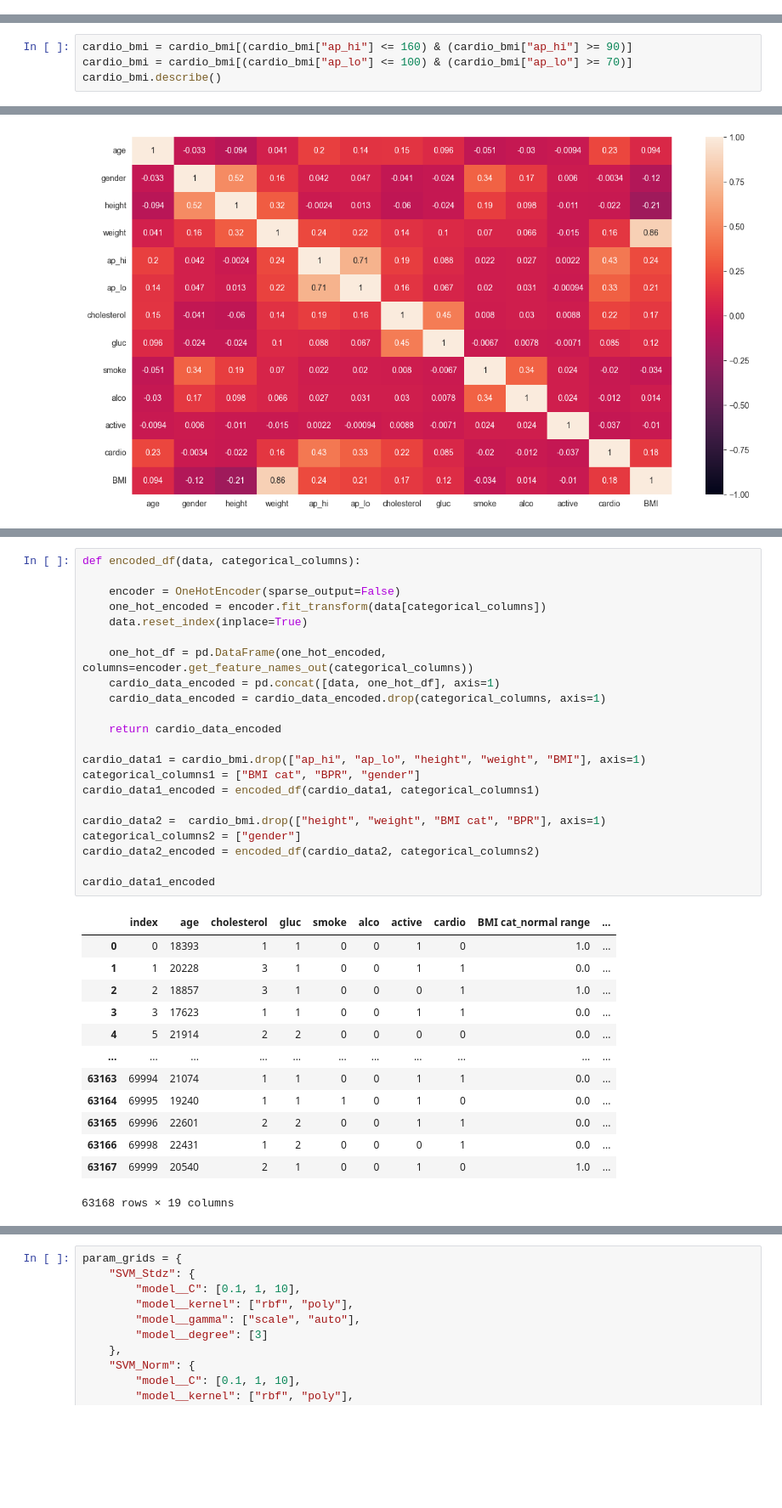
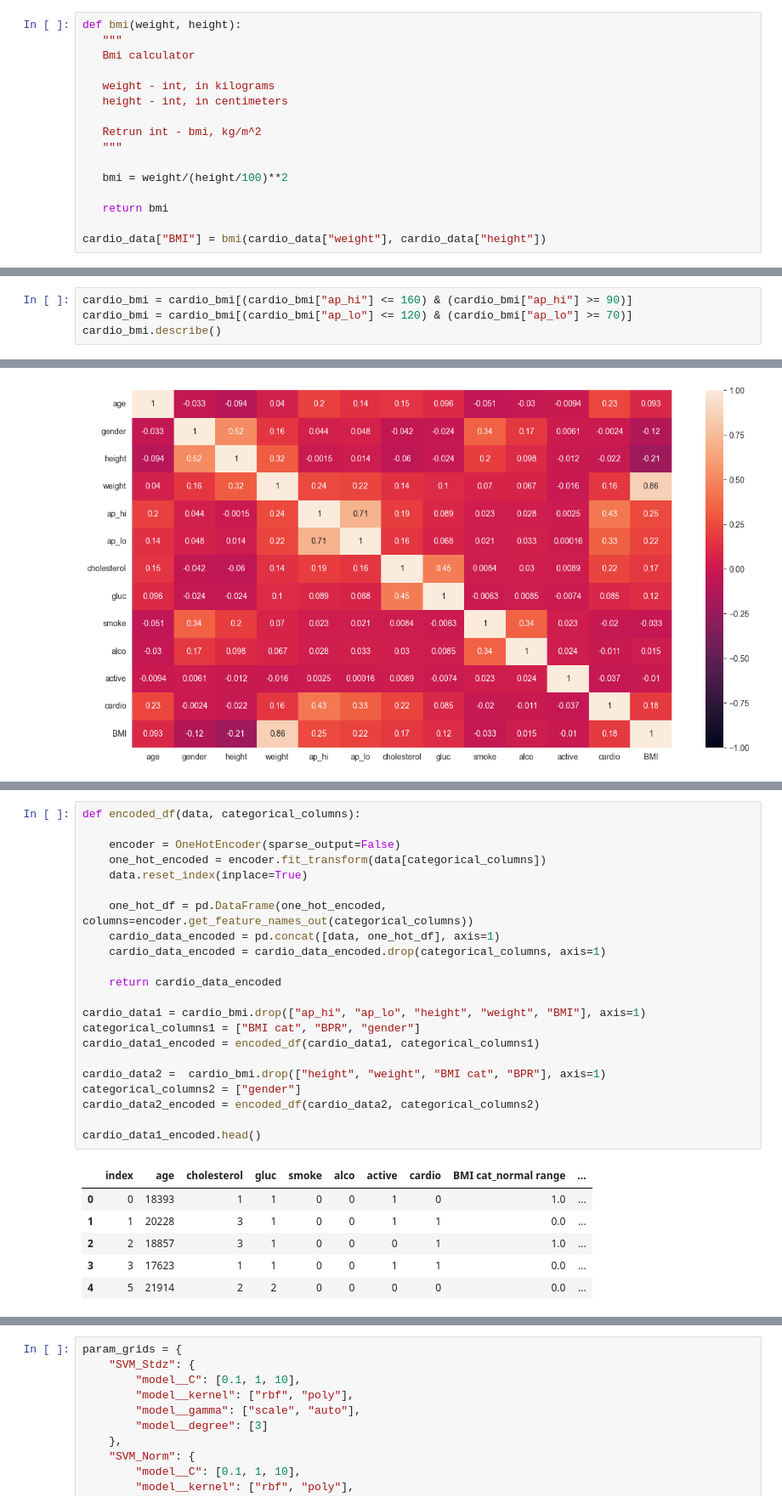
Before and after one commit to HanFredriksson/AI-plugg-filer-Hannes-Fredriksson, a Jupyter notebook: Maskininlärning/Labb/Laboration_1_Medical_Prediction/Laboration 1 Medical Prediction.ipynb, the cells around one changed output, grey strips where cells are left out. Shown at 85% size. Drawn from its saved outputs; the diff is of its cells as text; blank space fills up the shorter version.

```diff
--- a/Maskininlärning/Labb/Laboration_1_Medical_Prediction/Laboration 1 Medical Prediction.ipynb
+++ b/Maskininlärning/Labb/Laboration_1_Medical_Prediction/Laboration 1 Medical Prediction.ipynb
@@ -168,0 +94,16 @@ Notering till mig: Ren skriv och kolla vad betygen frågar efter.
+# %%
+def bmi(weight, height):
+   """
+   Bmi calculator
+
+   weight - int, in kilograms
+   height - int, in centimeters
+
+   Retrun int - bmi, kg/m^2
+   """
+
+   bmi = weight/(height/100)**2
+
+   return bmi
+
+cardio_data["BMI"] = bmi(cardio_data["weight"], cardio_data["height"])
@@ -197,6 +240,6 @@ sns.boxplot(cardio_data["ap_lo"])
 # %%
 cardio_bmi = cardio_bmi[(cardio_bmi["ap_hi"] <= 160) & (cardio_bmi["ap_hi"] >= 90)]
-cardio_bmi = cardio_bmi[(cardio_bmi["ap_lo"] <= 100) & (cardio_bmi["ap_lo"] >= 70)]
+cardio_bmi = cardio_bmi[(cardio_bmi["ap_lo"] <= 120) & (cardio_bmi["ap_lo"] >= 70)]
 cardio_bmi.describe()
 # %% [output]
 |  | age | gender | height | weight | ap_hi | ap_lo | cholesterol | gluc | smoke | alco | active | ... |
@@ -283,39 +322,32 @@ memory usage: 9.3+ MB
 # %%
 def encoded_df(data, categorical_columns):
 
     encoder = OneHotEncoder(sparse_output=False)
     one_hot_encoded = encoder.fit_transform(data[categorical_columns])
     data.reset_index(inplace=True)
 
     one_hot_df = pd.DataFrame(one_hot_encoded, columns=encoder.get_feature_names_out(categorical_columns))
     cardio_data_encoded = pd.concat([data, one_hot_df], axis=1)
     cardio_data_encoded = cardio_data_encoded.drop(categorical_columns, axis=1)
 
     return cardio_data_encoded
 
 cardio_data1 = cardio_bmi.drop(["ap_hi", "ap_lo", "height", "weight", "BMI"], axis=1)
 categorical_columns1 = ["BMI cat", "BPR", "gender"]
 cardio_data1_encoded = encoded_df(cardio_data1, categorical_columns1)
 
 cardio_data2 =  cardio_bmi.drop(["height", "weight", "BMI cat", "BPR"], axis=1)
 categorical_columns2 = ["gender"]
 cardio_data2_encoded = encoded_df(cardio_data2, categorical_columns2)
 
-cardio_data1_encoded
+cardio_data1_encoded.head()
 # %% [output]
 |  | index | age | cholesterol | gluc | smoke | alco | active | cardio | BMI cat_normal range | ... |
 | 0 | 0 | 18393 | 1 | 1 | 0 | 0 | 1 | 0 | 1.0 | ... |
 | 1 | 1 | 20228 | 3 | 1 | 0 | 0 | 1 | 1 | 0.0 | ... |
 | 2 | 2 | 18857 | 3 | 1 | 0 | 0 | 0 | 1 | 1.0 | ... |
 | 3 | 3 | 17623 | 1 | 1 | 0 | 0 | 1 | 1 | 0.0 | ... |
 | 4 | 5 | 21914 | 2 | 2 | 0 | 0 | 0 | 0 | 0.0 | ... |
-| ... | ... | ... | ... | ... | ... | ... | ... | ... | ... | ... |
-| 63163 | 69994 | 21074 | 1 | 1 | 0 | 0 | 1 | 1 | 0.0 | ... |
-| 63164 | 69995 | 19240 | 1 | 1 | 1 | 0 | 1 | 0 | 0.0 | ... |
-| 63165 | 69996 | 22601 | 2 | 2 | 0 | 0 | 1 | 1 | 0.0 | ... |
-| 63166 | 69998 | 22431 | 1 | 2 | 0 | 0 | 0 | 1 | 0.0 | ... |
-| 63167 | 69999 | 20540 | 2 | 1 | 0 | 0 | 1 | 0 | 1.0 | ... |
-63168 rows × 19 columns
 # %%
 X_train_1, X_val_1, y_train_1, y_val_1 = train_test_split(cardio_data1_encoded.drop("cardio",axis=1), cardio_data1_encoded["cardio"], test_size=0.33)
 X_val_1, X_test_1, y_val_1, y_test_1 = train_test_split(X_val_1, y_val_1, test_size=0.5)
```
Also changed, not shown: parts of 32 cells of this notebook, 1 other file.
